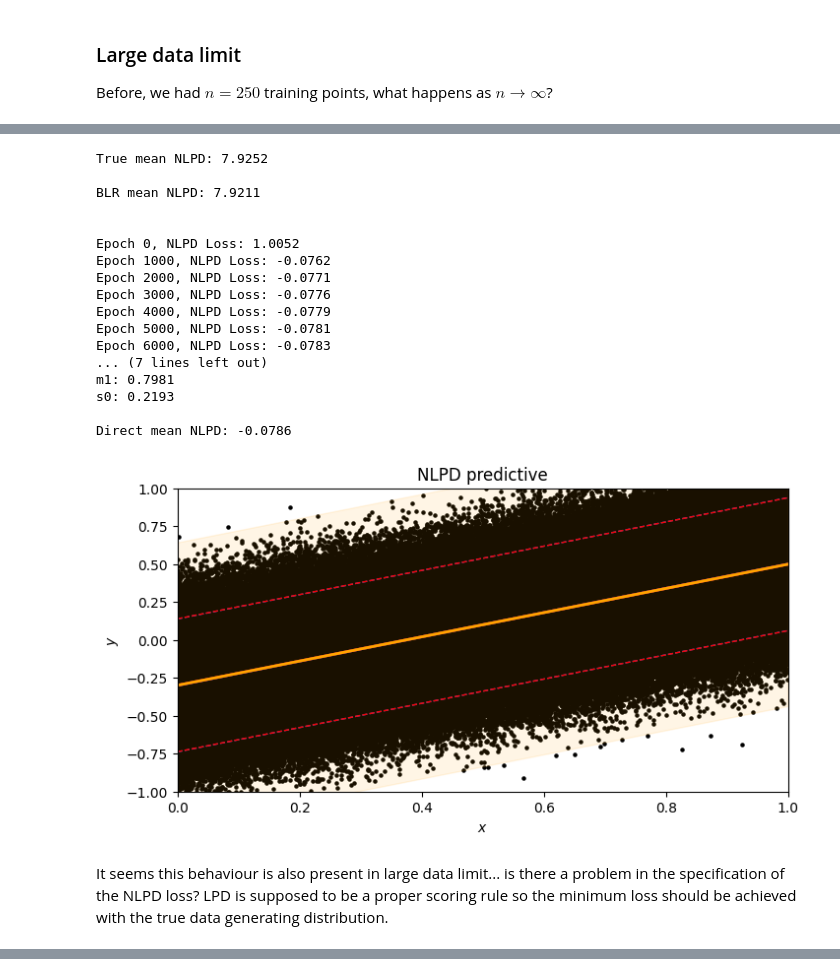
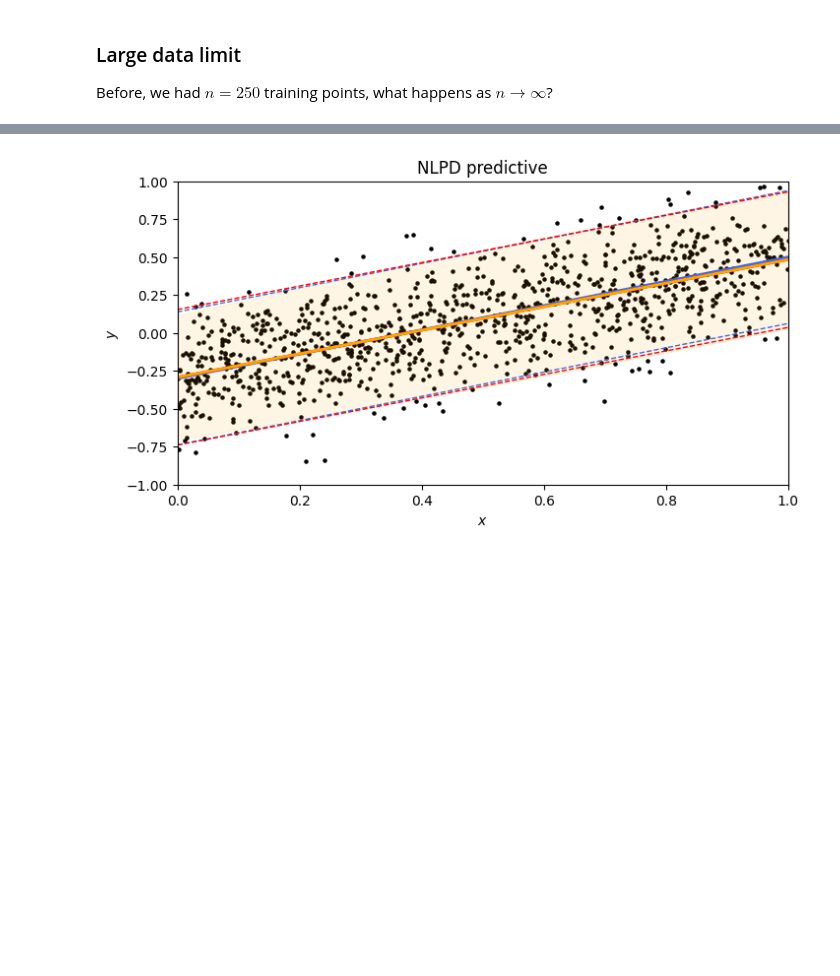
Before and after one commit to jreaso/martingale-predictive, a Jupyter notebook: notebooks/blr-experiments.ipynb, the cells around one changed output, grey strips where cells are left out. Saved outputs shown, nothing was run; the diff lists cells and outputs as text; code cells hidden in the pictures; blank space fills up the shorter version.

```diff
--- a/notebooks/blr-experiments.ipynb
+++ b/notebooks/blr-experiments.ipynb
@@ -480,23 +457,3 @@ Direct mean NLPD: -0.0767
-# %%
-foo(1_000_000)
-# %% [output]
-True mean NLPD: 7.9252
-
-BLR mean NLPD: 7.9211
-
-
-Epoch 0, NLPD Loss: 1.0052
-Epoch 1000, NLPD Loss: -0.0762
-Epoch 2000, NLPD Loss: -0.0771
-Epoch 3000, NLPD Loss: -0.0776
-Epoch 4000, NLPD Loss: -0.0779
-Epoch 5000, NLPD Loss: -0.0781
-Epoch 6000, NLPD Loss: -0.0783
-... (7 lines left out)
-m1: 0.7981
-s0: 0.2193
-
-Direct mean NLPD: -0.0786
-[figure, removed]
-# %% [markdown]
-It seems this behaviour is also present in large data limit... is there a problem in the specification of the NLPD loss? LPD is supposed to be a proper scoring rule so the minimum loss should be achieved with the true data generating distribution.
+# %%
+foo(1_000, num_epochs=20_000)
+# %% [output]
@@ -502,0 +477 @@ It seems this behaviour is also present in large data limit... is there a proble
+[figure, added]
```
Also changed, not shown: parts of 17 cells of this notebook.
